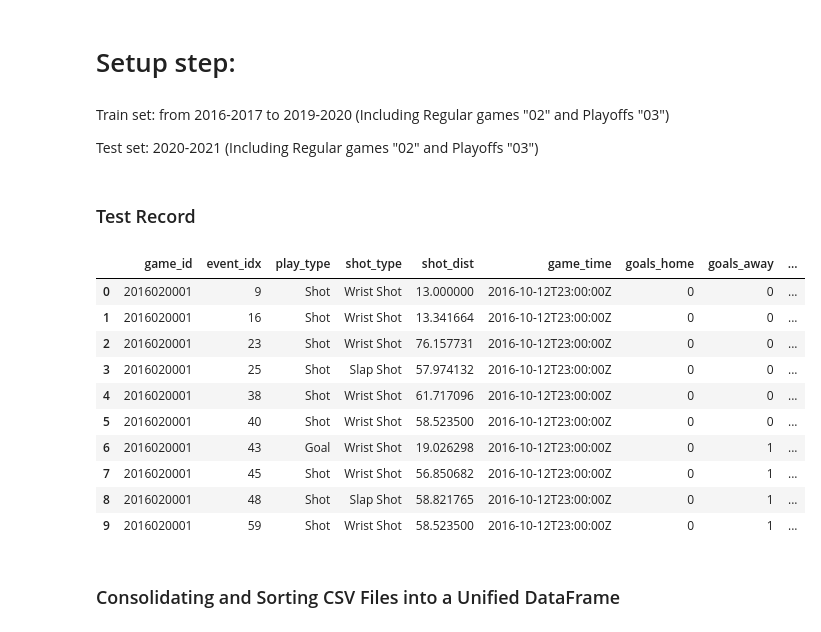
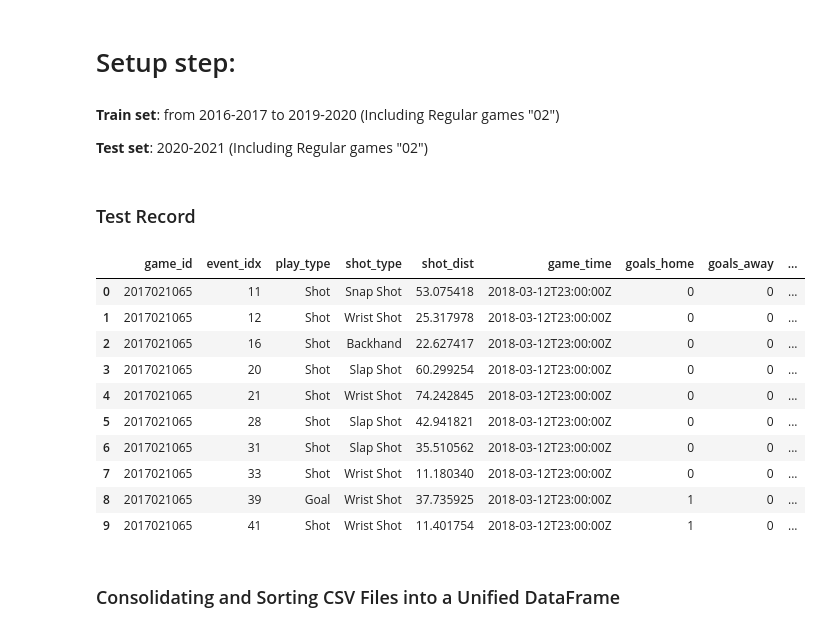
Before and after one commit to hfereidouni/DataScience, a Jupyter notebook: Milestone2/FeatureEngineering1_Q2.ipynb, the cells around one changed output. Saved outputs shown, nothing was run; the diff lists cells and outputs as text; code cells hidden in the pictures.

```diff
--- a/Milestone2/FeatureEngineering1_Q2.ipynb
+++ b/Milestone2/FeatureEngineering1_Q2.ipynb
@@ -12,9 +12,9 @@ from DataTidy import json_reader, read_a_season, read_seasons, read_all_game
 # %% [markdown]
 # Setup step:
 # %% [markdown]
-Train set: from 2016-2017 to 2019-2020 (Including Regular games "02" and Playoffs "03")
+**Train set**: from 2016-2017 to 2019-2020 (Including Regular games "02")
 
-Test set: 2020-2021 (Including Regular games "02" and Playoffs "03")
+**Test set**: 2020-2021 (Including Regular games "02")
 # %%
 if not os.path.exists("csv"):
     os.makedirs("csv")
@@ -25,21 +25,21 @@ for year in [2016, 2017, 2018, 2019]: # 2020 has been excluded to be reserved as
 # %%
 # For test:
 #df_2019020001 = json_reader("nhl_data/2019020001.json")
-df_2016020001 = json_reader("nhl_data/2016020001.json")
+df_2016020001 = json_reader("nhl_data/2017021065.json")
 #df_2019020001.head(10)
 df_2016020001.head(10)
 # %% [output]
 |  | game_id | event_idx | play_type | shot_type | shot_dist | game_time | goals_home | goals_away | ... |
-| 0 | 2016020001 | 9 | Shot | Wrist Shot | 13.000000 | 2016-10-12T23:00:00Z | 0 | 0 | ... |
-| 1 | 2016020001 | 16 | Shot | Wrist Shot | 13.341664 | 2016-10-12T23:00:00Z | 0 | 0 | ... |
-| 2 | 2016020001 | 23 | Shot | Wrist Shot | 76.157731 | 2016-10-12T23:00:00Z | 0 | 0 | ... |
-| 3 | 2016020001 | 25 | Shot | Slap Shot | 57.974132 | 2016-10-12T23:00:00Z | 0 | 0 | ... |
-| 4 | 2016020001 | 38 | Shot | Wrist Shot | 61.717096 | 2016-10-12T23:00:00Z | 0 | 0 | ... |
-| 5 | 2016020001 | 40 | Shot | Wrist Shot | 58.523500 | 2016-10-12T23:00:00Z | 0 | 0 | ... |
-| 6 | 2016020001 | 43 | Goal | Wrist Shot | 19.026298 | 2016-10-12T23:00:00Z | 0 | 1 | ... |
-| 7 | 2016020001 | 45 | Shot | Wrist Shot | 56.850682 | 2016-10-12T23:00:00Z | 0 | 1 | ... |
-| 8 | 2016020001 | 48 | Shot | Slap Shot | 58.821765 | 2016-10-12T23:00:00Z | 0 | 1 | ... |
-| 9 | 2016020001 | 59 | Shot | Wrist Shot | 58.523500 | 2016-10-12T23:00:00Z | 0 | 1 | ... |
+| 0 | 2017021065 | 11 | Shot | Snap Shot | 53.075418 | 2018-03-12T23:00:00Z | 0 | 0 | ... |
+| 1 | 2017021065 | 12 | Shot | Wrist Shot | 25.317978 | 2018-03-12T23:00:00Z | 0 | 0 | ... |
+| 2 | 2017021065 | 16 | Shot | Backhand | 22.627417 | 2018-03-12T23:00:00Z | 0 | 0 | ... |
+| 3 | 2017021065 | 20 | Shot | Slap Shot | 60.299254 | 2018-03-12T23:00:00Z | 0 | 0 | ... |
+| 4 | 2017021065 | 21 | Shot | Wrist Shot | 74.242845 | 2018-03-12T23:00:00Z | 0 | 0 | ... |
+| 5 | 2017021065 | 28 | Shot | Slap Shot | 42.941821 | 2018-03-12T23:00:00Z | 0 | 0 | ... |
+| 6 | 2017021065 | 31 | Shot | Slap Shot | 35.510562 | 2018-03-12T23:00:00Z | 0 | 0 | ... |
+| 7 | 2017021065 | 33 | Shot | Wrist Shot | 11.180340 | 2018-03-12T23:00:00Z | 0 | 0 | ... |
+| 8 | 2017021065 | 39 | Goal | Wrist Shot | 37.735925 | 2018-03-12T23:00:00Z | 1 | 0 | ... |
+| 9 | 2017021065 | 41 | Shot | Wrist Shot | 11.401754 | 2018-03-12T23:00:00Z | 1 | 0 | ... |
 # %% [markdown]
 ### Consolidating and Sorting CSV Files into a Unified DataFrame
 # %%
```
Also changed, not shown: parts of 9 cells of this notebook, 5 other files.
